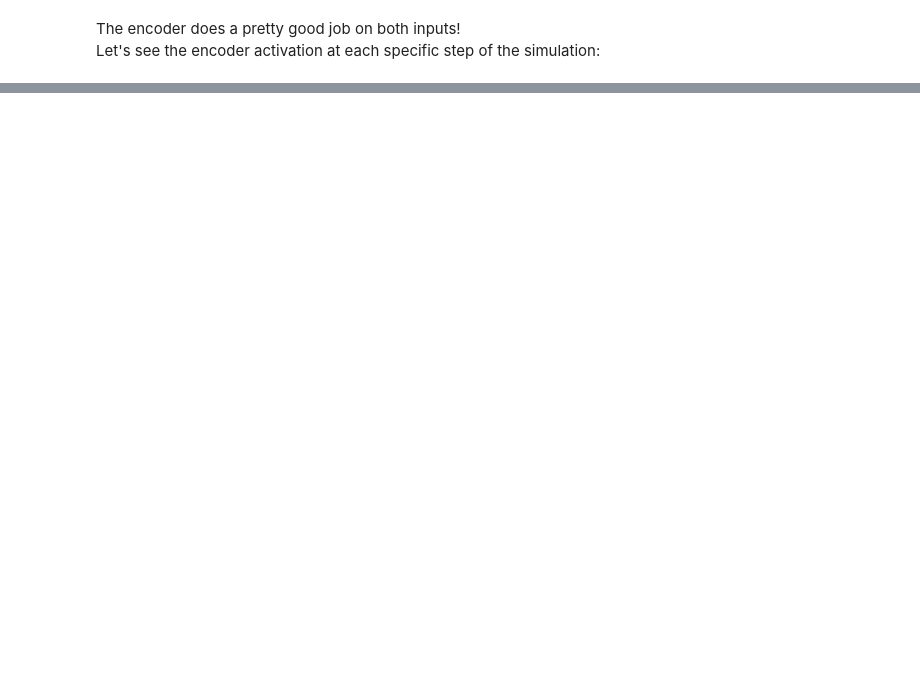
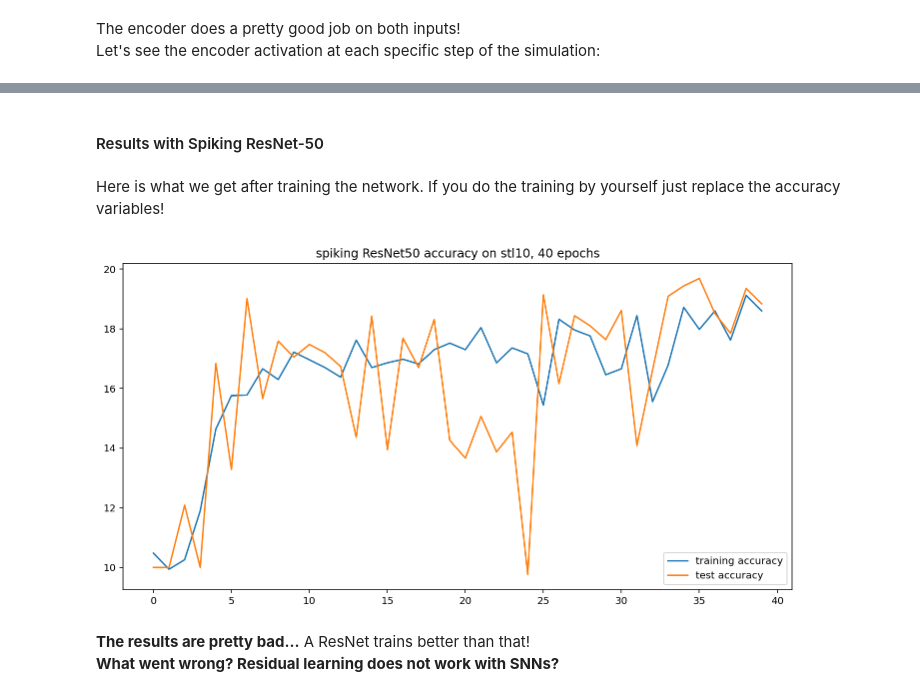
Before and after one commit to arthurlaquieze/deep-residual-learning-SNN, a Jupyter notebook: Deep-residual-learning-with-SNN.ipynb, the cells around one changed output, grey strips where cells are left out. Drawn from its saved outputs; the diff is of its cells as text; code cells hidden in the pictures; blank space fills up the shorter version.

```diff
--- a/Deep-residual-learning-with-SNN.ipynb
+++ b/Deep-residual-learning-with-SNN.ipynb
@@ -654,9 +650,0 @@ plt.show()
-# %%
-spiking_resnet_train_acc = [10.48, 9.94, 10.26, 11.899999999999999, 14.64, 15.76, 15.78, 16.66, 16.3, 17.22, 16.96, 16.7, 16.38, 17.62, 16.7, 16.86, 16.98, 16.82, 17.299999999999997, 17.52, 17.299999999999997, 18.04, 16.86, 17.36, 17.16, 15.440000000000001, 18.32, 17.96, 17.76, 16.46, 16.66, 18.44, 15.559999999999999, 16.78, 18.72, 17.98, 18.6, 17.62, 19.12, 18.6]
-spiking_resnet_test_acc = [10.0, 10.0, 12.0875, 10.0, 16.8375, 13.2875, 19.0125, 15.662499999999998, 17.5875, 17.05, 17.474999999999998, 17.2, 16.7375, 14.3625, 18.425, 13.950000000000001, 17.6875, 16.7, 18.3125, 14.2625, 13.6625, 15.0625, 13.875000000000002, 14.5375, 9.762500000000001, 19.1375, 16.162499999999998, 18.4375, 18.099999999999998, 17.6375, 18.6125, 14.0875, 16.6125, 19.0875, 19.4375, 19.6875, 18.512500000000003, 17.849999999999998, 19.35, 18.8375]
-
-plt.plot(range(len(spiking_resnet_train_acc)), spiking_resnet_train_acc, label="training accuracy")
-plt.plot(range(len(spiking_resnet_train_acc)), spiking_resnet_test_acc, label="test accuracy")
-plt.title(f"spiking ResNet50 on stl10, 40 epochs")
-plt.legend()
-plt.show()
@@ -677,0 +979,4 @@ plt.show()
+# %% [markdown]
+#### Results with Spiking ResNet-50
+# %% [markdown]
+Here is what we get after training the network. If you do the training by yourself just replace the accuracy variables!
@@ -677,0 +986,15 @@ plt.show()
+# %%
+spiking_resnet_train_acc = [10.48, 9.94, 10.26, 11.899999999999999, 14.64, 15.76, 15.78, 16.66, 16.3, 17.22, 16.96, 16.7, 16.38, 17.62, 16.7, 16.86, 16.98, 16.82, 17.299999999999997, 17.52, 17.299999999999997, 18.04, 16.86, 17.36, 17.16, 15.440000000000001, 18.32, 17.96, 17.76, 16.46, 16.66, 18.44, 15.559999999999999, 16.78, 18.72, 17.98, 18.6, 17.62, 19.12, 18.6]
+spiking_resnet_test_acc = [10.0, 10.0, 12.0875, 10.0, 16.8375, 13.2875, 19.0125, 15.662499999999998, 17.5875, 17.05, 17.474999999999998, 17.2, 16.7375, 14.3625, 18.425, 13.950000000000001, 17.6875, 16.7, 18.3125, 14.2625, 13.6625, 15.0625, 13.875000000000002, 14.5375, 9.762500000000001, 19.1375, 16.162499999999998, 18.4375, 18.099999999999998, 17.6375, 18.6125, 14.0875, 16.6125, 19.0875, 19.4375, 19.6875, 18.512500000000003, 17.849999999999998, 19.35, 18.8375]
+
+plt.figure(figsize=(12,6))
+plt.plot(range(len(spiking_resnet_train_acc)), spiking_resnet_train_acc, label="training accuracy")
+plt.plot(range(len(spiking_resnet_train_acc)), spiking_resnet_test_acc, label="test accuracy")
+plt.title(f"spiking ResNet50 accuracy on stl10, 40 epochs")
+plt.legend()
+plt.show()
+# %% [output]
+[figure, added]
+# %% [markdown]
+<b>The results are pretty bad...</b> A ResNet trains better than that!
+<br><b>What went wrong? Residual learning does not work with SNNs?</b>
```
Also changed, not shown: parts of 101 cells of this notebook.
